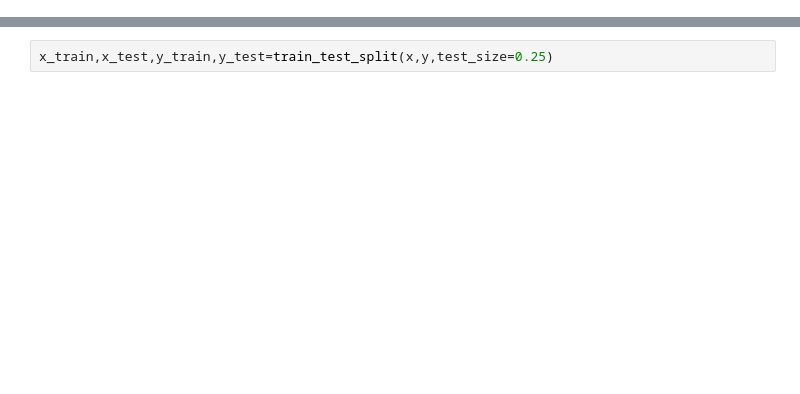
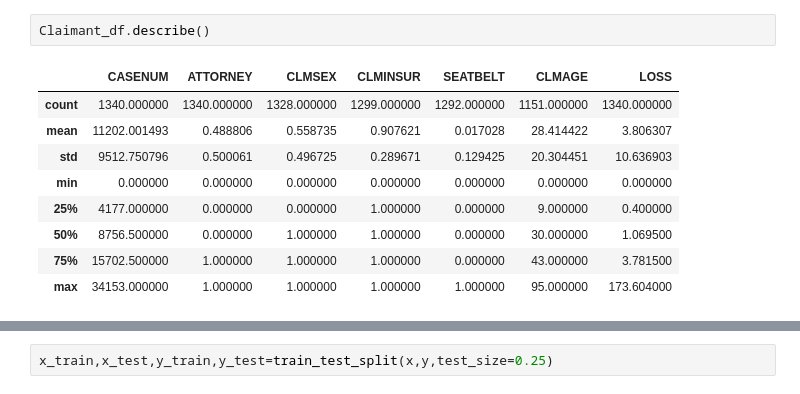
Before and after one commit to vinothkumard2006-ai/data-science, a Jupyter notebook: Decision Tree.ipynb, the cells around one changed output, grey strips where cells are left out. Drawn from its saved outputs; the diff is of its cells as text; blank space fills up the shorter version.

```diff
--- a/Decision Tree.ipynb
+++ b/Decision Tree.ipynb
@@ -185,0 +47,12 @@ Name: diet, Length: 90, dtype: int64
+# %%
+Claimant_df.describe()
+# %% [output]
+|  | CASENUM | ATTORNEY | CLMSEX | CLMINSUR | SEATBELT | CLMAGE | LOSS |
+| count | 1340.000000 | 1340.000000 | 1328.000000 | 1299.000000 | 1292.000000 | 1151.000000 | 1340.000000 |
+| mean | 11202.001493 | 0.488806 | 0.558735 | 0.907621 | 0.017028 | 28.414422 | 3.806307 |
+| std | 9512.750796 | 0.500061 | 0.496725 | 0.289671 | 0.129425 | 20.304451 | 10.636903 |
+| min | 0.000000 | 0.000000 | 0.000000 | 0.000000 | 0.000000 | 0.000000 | 0.000000 |
+| 25% | 4177.000000 | 0.000000 | 0.000000 | 1.000000 | 0.000000 | 9.000000 | 0.400000 |
+| 50% | 8756.500000 | 0.000000 | 1.000000 | 1.000000 | 0.000000 | 30.000000 | 1.069500 |
+| 75% | 15702.500000 | 1.000000 | 1.000000 | 1.000000 | 0.000000 | 43.000000 | 3.781500 |
+| max | 34153.000000 | 1.000000 | 1.000000 | 1.000000 | 1.000000 | 95.000000 | 173.604000 |
```
Also changed, not shown: parts of 71 cells of this notebook.
